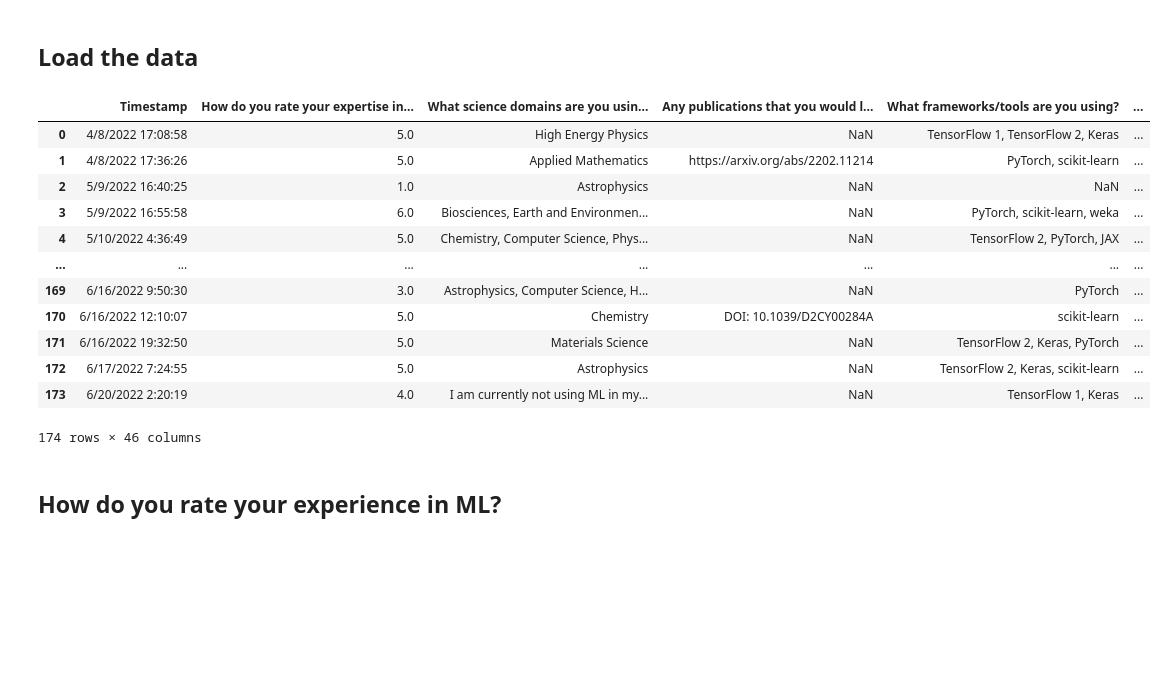
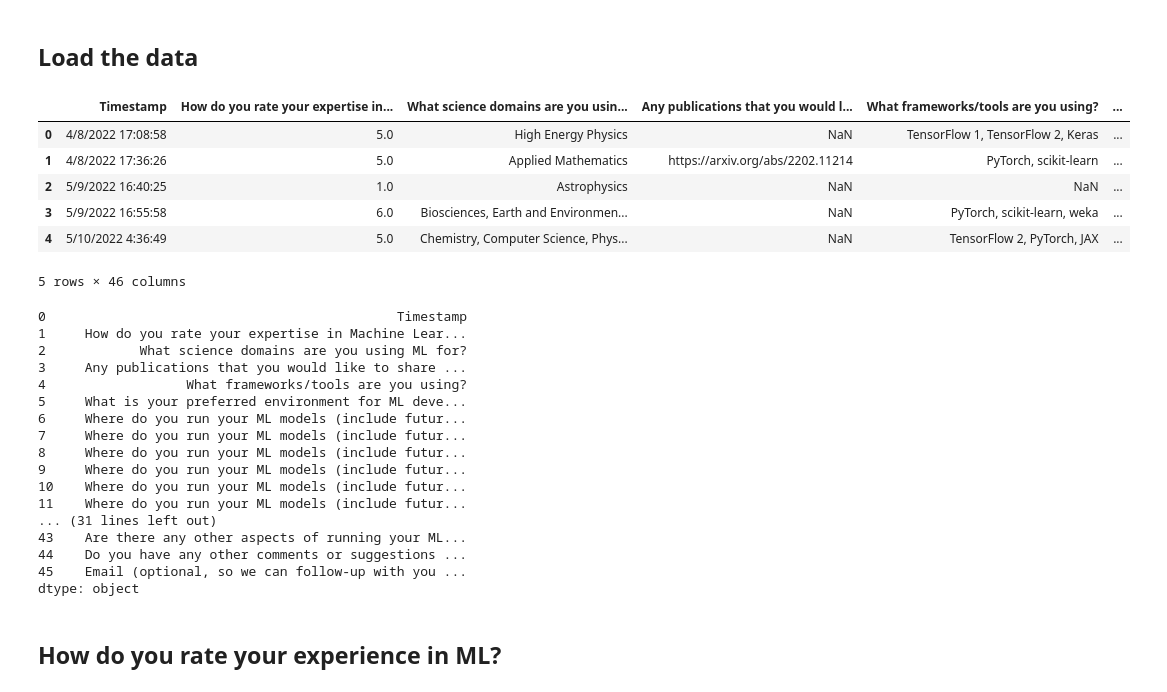
Before and after one commit to sparticlesteve/nersc-ml-survey, a Jupyter notebook: survey_analysis.ipynb, the cells around one changed output. Drawn from its saved outputs; the diff is of its cells as text; code cells hidden in the pictures; blank space fills up the shorter version.

```diff
--- a/survey_analysis.ipynb
+++ b/survey_analysis.ipynb
@@ -20,21 +20,35 @@ def split_multi_response(x):
 # %%
 data = pd.read_csv('ML@NERSC User Survey 2022 (Responses) - Form Responses 1.tsv', sep='\t')
 # %%
-data
+data.head()
 # %% [output]
 |  | Timestamp | How do you rate your expertise in... | What science domains are you usin... | Any publications that you would l... | What frameworks/tools are you using? | ... |
 | 0 | 4/8/2022 17:08:58 | 5.0 | High Energy Physics | NaN | TensorFlow 1, TensorFlow 2, Keras | ... |
 | 1 | 4/8/2022 17:36:26 | 5.0 | Applied Mathematics | https://arxiv.org/abs/2202.11214 | PyTorch, scikit-learn | ... |
 | 2 | 5/9/2022 16:40:25 | 1.0 | Astrophysics | NaN | NaN | ... |
 | 3 | 5/9/2022 16:55:58 | 6.0 | Biosciences, Earth and Environmen... | NaN | PyTorch, scikit-learn, weka | ... |
 | 4 | 5/10/2022 4:36:49 | 5.0 | Chemistry, Computer Science, Phys... | NaN | TensorFlow 2, PyTorch, JAX | ... |
-| ... | ... | ... | ... | ... | ... | ... |
-| 169 | 6/16/2022 9:50:30 | 3.0 | Astrophysics, Computer Science, H... | NaN | PyTorch | ... |
-| 170 | 6/16/2022 12:10:07 | 5.0 | Chemistry | DOI: 10.1039/D2CY00284A | scikit-learn | ... |
-| 171 | 6/16/2022 19:32:50 | 5.0 | Materials Science | NaN | TensorFlow 2, Keras, PyTorch | ... |
-| 172 | 6/17/2022 7:24:55 | 5.0 | Astrophysics | NaN | TensorFlow 2, Keras, scikit-learn | ... |
-| 173 | 6/20/2022 2:20:19 | 4.0 | I am currently not using ML in my... | NaN | TensorFlow 1, Keras | ... |
-174 rows × 46 columns
+5 rows × 46 columns
+# %%
+pd.Series(data.columns)
+# %% [output]
+0                                             Timestamp
+1     How do you rate your expertise in Machine Lear...
+2            What science domains are you using ML for?
+3     Any publications that you would like to share ...
+4                  What frameworks/tools are you using?
+5     What is your preferred environment for ML deve...
+6     Where do you run your ML models (include futur...
+7     Where do you run your ML models (include futur...
+8     Where do you run your ML models (include futur...
+9     Where do you run your ML models (include futur...
+10    Where do you run your ML models (include futur...
+11    Where do you run your ML models (include futur...
+... (31 lines left out)
+43    Are there any other aspects of running your ML...
+44    Do you have any other comments or suggestions ...
+45    Email (optional, so we can follow-up with you ...
+dtype: object
 # %% [markdown]
 ## How do you rate your experience in ML?
 # %%
```
Also changed, not shown: parts of 12 cells of this notebook.
